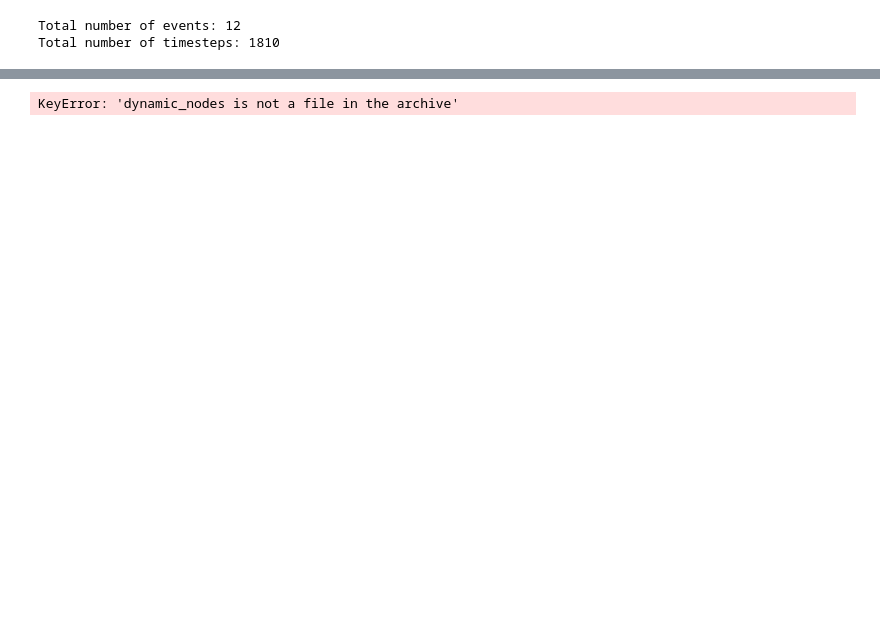
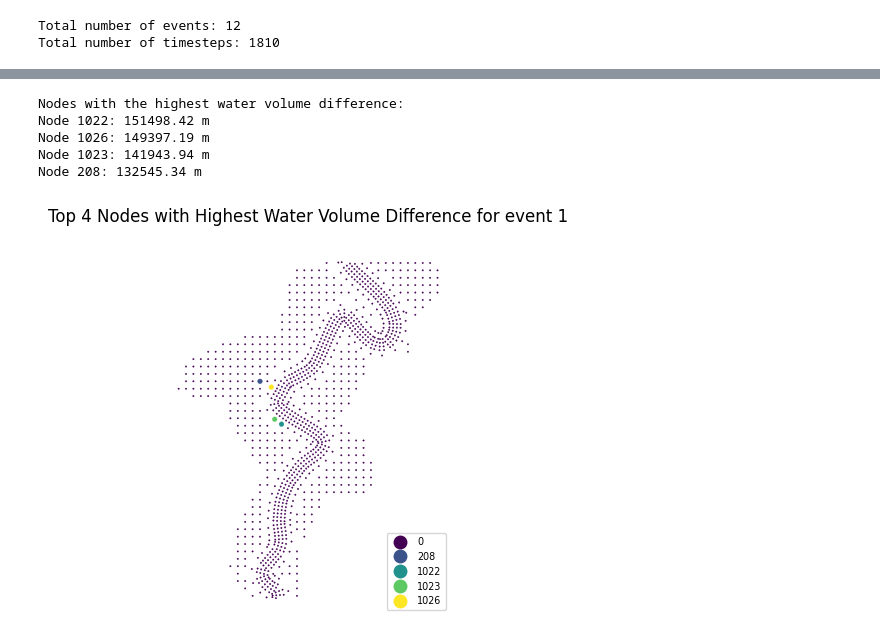
Before and after one commit to acostacos/dual_flood_gnn, a Jupyter notebook: eda.ipynb, the cells around one changed output, grey strips where cells are left out. Cells and saved outputs as stored; diff of their text form; code cells hidden in the pictures; blank space fills up the shorter version.

```diff
--- a/eda.ipynb
+++ b/eda.ipynb
@@ -95,7 +123,7 @@ plt.show()
 # %%
 def get_highest_diff_water_volume_nodes(dataset: FloodEventDataset, event_idx: int, k: int = 4) -> tuple[list, np.ndarray]:
     num_events = len(dataset.hec_ras_run_ids)
-    dynamic_nodes_paths = dataset.processed_paths[3:(num_events + 3)]
+    dynamic_nodes_paths = dataset.processed_paths[4:(num_events + 4)]
 
     dynamic_nodes = np.load(dynamic_nodes_paths[event_idx])['dynamic_nodes']
     water_volume_idx = FloodEventDataset.DYNAMIC_NODE_FEATURES.index('water_volume')
@@ -133,32 +161,36 @@ def plot_cell_map(node_df: gpd.GeoDataFrame, value: np.ndarray=None, cmap=None):
         shared_plot_kwargs.update({
             'markersize': markersize,
             'cmap': cmap,
             'column': value_column,
             'legend': True,
             'legend_kwds': {
                 'loc': 'lower right',
                 'fontsize': 'x-small',
             },
         })
 
     node_df.plot(**shared_plot_kwargs)
     plt.axis('off')
 
 EVENT_IDX = 0  # Change this to the desired event index
 k = 4  # Number of top nodes to retrieve
 
 top_k_diff_idx, top_k_wd_diff = get_highest_diff_water_volume_nodes(dataset, EVENT_IDX, k=k)
 print('Nodes with the highest water volume difference:')
-print(top_k_diff_idx)
 for idx, wd in zip(top_k_diff_idx, top_k_wd_diff):
     print(f"Node {idx}: {wd:.2f} m")
 
 node_df = get_node_df(dataset)
 highlight = np.zeros(len(node_df), dtype=object)
 highlight[top_k_diff_idx] = top_k_diff_idx
 
 plot_cell_map(node_df, value=highlight, cmap='viridis')
 plt.title(f'Top {k} Nodes with Highest Water Volume Difference for event {dataset.hec_ras_run_ids[EVENT_IDX]}')
 plt.show()
 # %% [output]
-KeyError: 'dynamic_nodes is not a file in the archive'
+Nodes with the highest water volume difference:
+Node 1022: 151498.42 m
+Node 1026: 149397.19 m
+Node 1023: 141943.94 m
+Node 208: 132545.34 m
+[figure, added]
```
Also changed, not shown: parts of 3 cells of this notebook.
